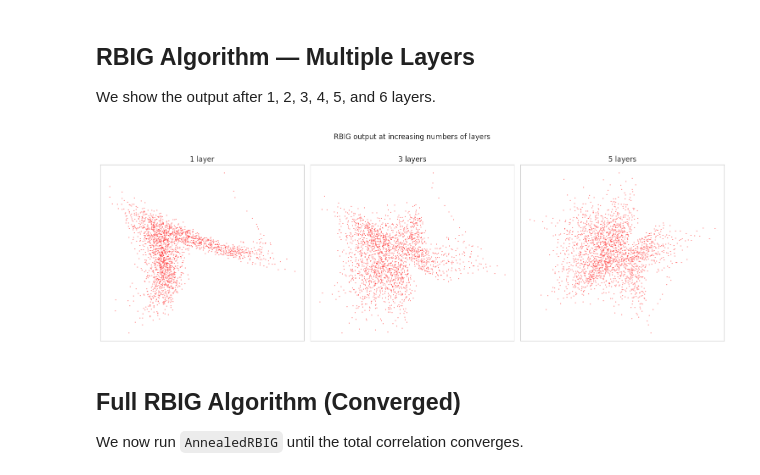
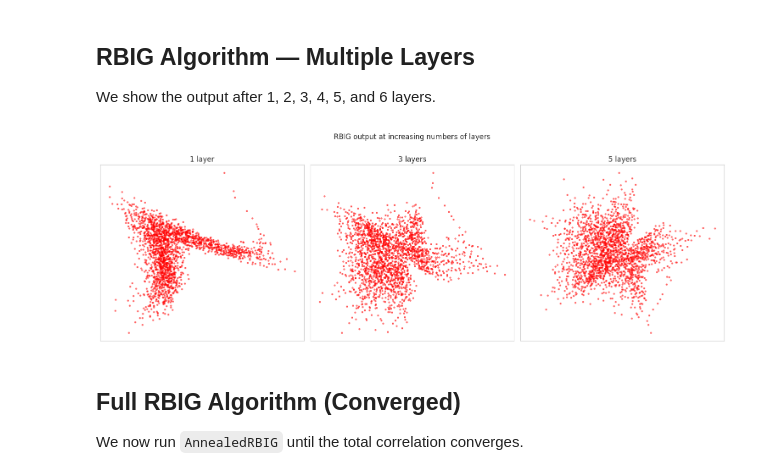
Before and after one commit to jejjohnson/rbig, a Jupyter notebook: docs/notebooks/08_innf_demo.ipynb, the cells around one changed output. Drawn from its saved outputs; the diff is of its cells as text; code cells hidden in the pictures.

```diff
--- a/docs/notebooks/08_innf_demo.ipynb
+++ b/docs/notebooks/08_innf_demo.ipynb
@@ -101,25 +101,25 @@ We show the output after 1, 2, 3, 4, 5, and 6 layers.
 # %%
 n_layer_list = [1, 3, 5]
 fig, axes = plt.subplots(1, 3, figsize=(15, 5))
 
 for ax, n in zip(axes, n_layer_list, strict=False):
     model = AnnealedRBIG(
         n_layers=n,
         rotation="pca",
         patience=n + 1,  # never stop early in this demo
         random_state=seed,
     )
     Z = model.fit_transform(X)
-    ax.scatter(Z[:, 0], Z[:, 1], s=1, alpha=0.3, color="red")
+    ax.scatter(Z[:, 0], Z[:, 1], s=5, alpha=0.5, color="red")
     ax.set_title(f"{n} layer{'s' if n > 1 else ''}")
     ax.set_xticks([])
     ax.set_yticks([])
 
 plt.suptitle("RBIG output at increasing numbers of layers", y=1.01)
 plt.tight_layout()
 plt.show()
 # %% [output]
-[figure, old version]
+[figure, new version]
 # %% [markdown]
 ## Full RBIG Algorithm (Converged)
 
```
Also changed, not shown: parts of 3 cells of this notebook, 13 other files.
